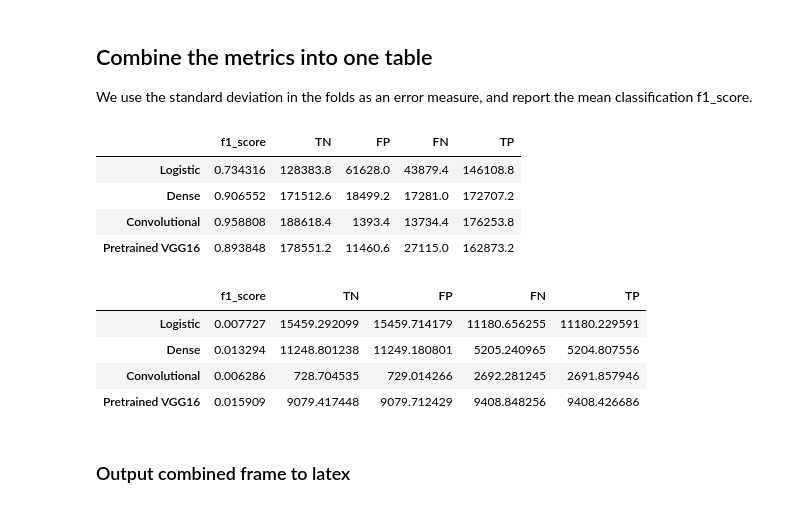
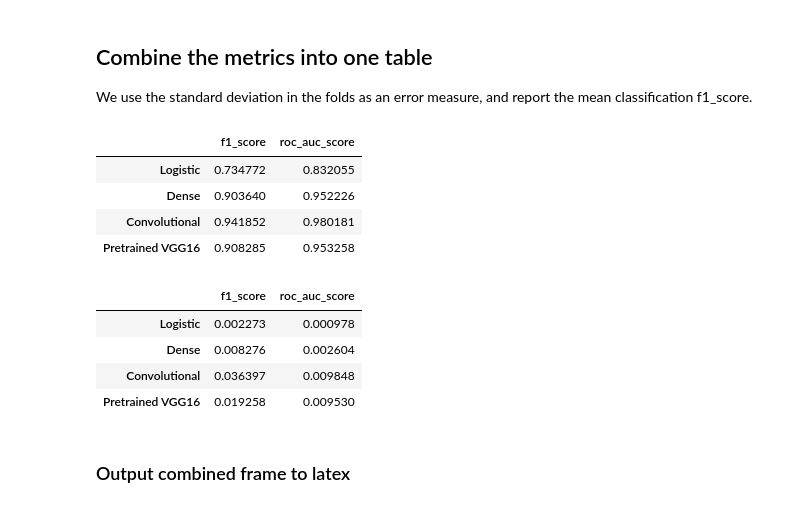
Before and after one commit to geirtul/master_analysis, a Jupyter notebook: notebooks/results/classification_simulated.ipynb, the cells around one changed output. Drawn from its saved outputs; the diff is of its cells as text; code cells hidden in the pictures.

```diff
--- a/notebooks/results/classification_simulated.ipynb
+++ b/notebooks/results/classification_simulated.ipynb
@@ -238,7 +267,7 @@ one pixel inside the detector permanently 0 (which idx again?).
 ## Logistic regression
 # %%
 # Load logistic regression experiment
-log_ex_id = "003e1b62336e"
+log_ex_id = "b89547da983e"
 log_ex = load_experiment(log_ex_id)
 #log_model = tf.keras.models.load_model(repo_root + "models/" + log_ex_id + ".h5")
 
@@ -261,7 +290,7 @@ display(log_means)
 ## Small dense network
 # %%
 # Load logistic regression experiment
-dense_ex_id = "c19117f62bd8"
+dense_ex_id = "bc4937925065"
 dense_ex = load_experiment(dense_ex_id)
 #log_model = tf.keras.models.load_model(repo_root + "models/" + dense_ex_id + ".h5")
 
@@ -284,7 +313,7 @@ display(dense_means)
 ## Small CNN
 # %%
 # Load logistic regression experiment
-cnn_ex_id = "b56e64ac3b1c"
+cnn_ex_id = "2b135384dd50"
 cnn_ex = load_experiment(cnn_ex_id)
 #log_model = tf.keras.models.load_model(repo_root + "models/" + cnn_ex_id + ".h5")
 
@@ -316,7 +345,7 @@ We therefore cut the network at the point where this becomes and issue.
 Alternatively, one could possibly keep the depth but remove max-pooling layers.
 # %%
 # Load logistic regression experiment
-pretrained_ex_id = "c96f61c743c2"
+pretrained_ex_id = "6bc44ed76ea7"
 pretrained_ex = load_experiment(pretrained_ex_id)
 #log_model = tf.keras.models.load_model(repo_root + "models/" + pretrained_ex_id + ".h5")
 
@@ -341,47 +370,47 @@ We use the standard deviation in the folds as an error measure, and report the m
 # %%
 all_means = pd.DataFrame(
     [
-        log_means.iloc[0][['f1_score', 'TN', 'FP', 'FN', 'TP']],
-        dense_means.iloc[0][['f1_score', 'TN', 'FP', 'FN', 'TP']],
-        cnn_means.iloc[0][['f1_score', 'TN', 'FP', 'FN', 'TP']],
-        pretrained_means.iloc[0][['f1_score', 'TN', 'FP', 'FN', 'TP']]
+        log_means.iloc[0][['f1_score', 'roc_auc_score']],
+        dense_means.iloc[0][['f1_score', 'roc_auc_score']],
+        cnn_means.iloc[0][['f1_score', 'roc_auc_score']],
+        pretrained_means.iloc[0][['f1_score', 'roc_auc_score']]
     ]
 ).rename(
     index={
         'log_mean': 'Logistic',
         'dense_mean': 'Dense',
         'cnn_mean': 'Convolutional',
         'pretrained_mean': 'Pretrained VGG16',
     }
 )
 display(all_means)
 all_std = pd.DataFrame(
     [
-        log_means.iloc[1][['f1_score', 'TN', 'FP', 'FN', 'TP']],
-        dense_means.iloc[1][['f1_score', 'TN', 'FP', 'FN', 'TP']],
-        cnn_means.iloc[1][['f1_score', 'TN', 'FP', 'FN', 'TP']],
-        pretrained_means.iloc[1][['f1_score', 'TN', 'FP', 'FN', 'TP']],
+        log_means.iloc[1][['f1_score', 'roc_auc_score']],
+        dense_means.iloc[1][['f1_score', 'roc_auc_score']],
+        cnn_means.iloc[1][['f1_score', 'roc_auc_score']],
+        pretrained_means.iloc[1][['f1_score', 'roc_auc_score']],
     ]
 ).rename(
     index={
         'log_std': 'Logistic',
         'dense_std': 'Dense',
         'cnn_std': 'Convolutional',
         'pretrained_std': 'Pretrained VGG16',
     }
 )
 display(all_std)
 # %% [output]
-|  | f1_score | TN | FP | FN | TP |
-| Logistic | 0.734316 | 128383.8 | 61628.0 | 43879.4 | 146108.8 |
-| Dense | 0.906552 | 171512.6 | 18499.2 | 17281.0 | 172707.2 |
-| Convolutional | 0.958808 | 188618.4 | 1393.4 | 13734.4 | 176253.8 |
-| Pretrained VGG16 | 0.893848 | 178551.2 | 11460.6 | 27115.0 | 162873.2 |
+|  | f1_score | roc_auc_score |
+| Logistic | 0.734772 | 0.832055 |
+| Dense | 0.903640 | 0.952226 |
+| Convolutional | 0.941852 | 0.980181 |
+| Pretrained VGG16 | 0.908285 | 0.953258 |
-|  | f1_score | TN | FP | FN | TP |
-| Logistic | 0.007727 | 15459.292099 | 15459.714179 | 11180.656255 | 11180.229591 |
-| Dense | 0.013294 | 11248.801238 | 11249.180801 | 5205.240965 | 5204.807556 |
-| Convolutional | 0.006286 | 728.704535 | 729.014266 | 2692.281245 | 2691.857946 |
-| Pretrained VGG16 | 0.015909 | 9079.417448 | 9079.712429 | 9408.848256 | 9408.426686 |
+|  | f1_score | roc_auc_score |
+| Logistic | 0.002273 | 0.000978 |
+| Dense | 0.008276 | 0.002604 |
+| Convolutional | 0.036397 | 0.009848 |
+| Pretrained VGG16 | 0.019258 | 0.009530 |
 # %% [markdown]
 ### Output combined frame to latex
 # %%
```
Also changed, not shown: parts of 13 cells of this notebook, 1 other file.
